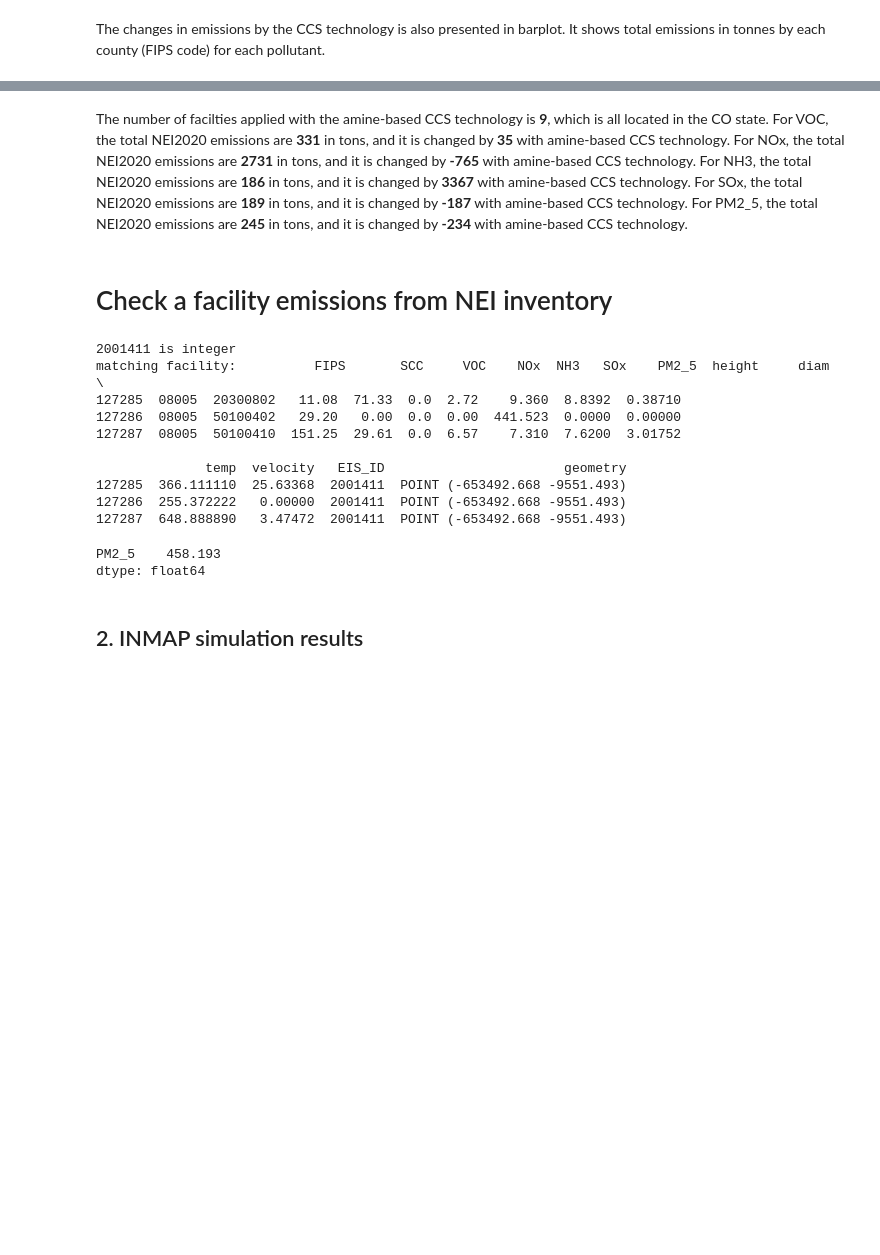
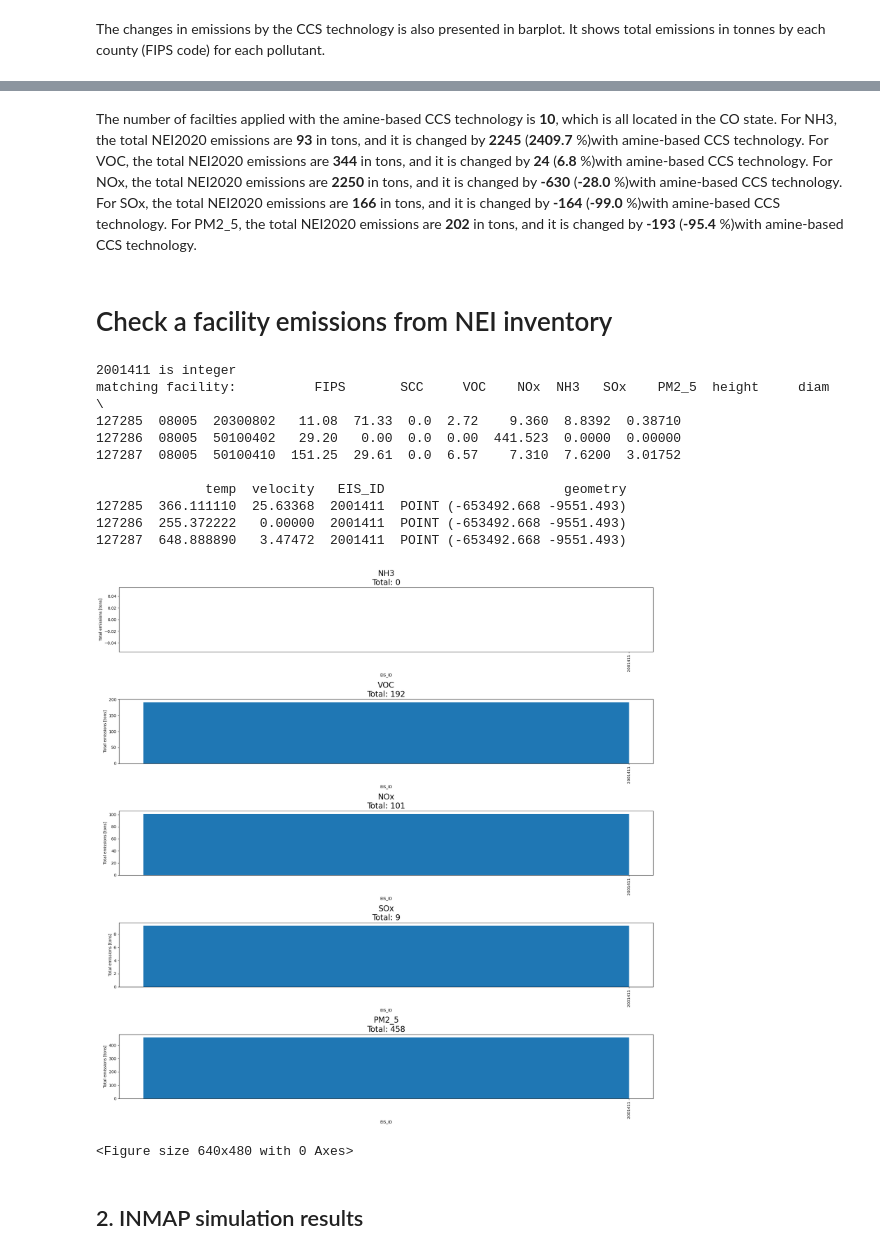
Before and after one commit to CarbonSolutions/LOCAETA_AQ, a Jupyter notebook: LOCAETA-reports/emission_analysis.ipynb, the cells around one changed output, grey strips where cells are left out. Drawn from its saved outputs; the diff is of its cells as text; code cells hidden in the pictures; blank space fills up the shorter version.

```diff
--- a/LOCAETA-reports/emission_analysis.ipynb
+++ b/LOCAETA-reports/emission_analysis.ipynb
@@ -319,15 +431,15 @@ markdown_text = f"The number of facilties applied with the amine-based CCS techn
 for i, pollutant in enumerate(pollutants):
     total_original = totals[f'{pollutant}_old']
     change = totals_CCS[f'{pollutant}'] - total_original
-
+    percent_change  = change/total_original * 100
     # Use Markdown to display the computed value
-    markdown_text +=f"For {pollutant}, the total NEI2020 emissions are **{total_original:.0f}** in tons, and it is changed by **{change:.0f}** with amine-based CCS technology. "
+    markdown_text +=f"For {pollutant}, the total NEI2020 emissions are **{total_original:.0f}** in tons, and it is changed by **{change:.0f}** (**{percent_change:.1f}** %)with amine-based CCS technology. "
 
 
 # Display the entire paragraph in one go
 display(Markdown(markdown_text))
 # %% [output]
-The number of facilties applied with the amine-based CCS technology is **9**, which is all located in the CO state. For VOC, the total NEI2020 emissions are **331** in tons, and it is changed by **35** with amine-based CCS technology. For NOx, the total NEI2020 emissions are **2731** in tons, and it is changed by **-765** with amine-based CCS technology. For NH3, the total NEI2020 emissions are **186** in tons, and it is changed by **3367** with amine-based CCS technology. For SOx, the total NEI2020 emissions are **189** in tons, and it is changed by **-187** with amine-based CCS technology. For PM2_5, the total NEI2020 emissions are **245** in tons, and it is changed by **-234** with amine-based CCS technology.
+The number of facilties applied with the amine-based CCS technology is **10**, which is all located in the CO state. For NH3, the total NEI2020 emissions are **93** in tons, and it is changed by **2245** (**2409.7** %)with amine-based CCS technology. For VOC, the total NEI2020 emissions are **344** in tons, and it is changed by **24** (**6.8** %)with amine-based CCS technology. For NOx, the total NEI2020 emissions are **2250** in tons, and it is changed by **-630** (**-28.0** %)with amine-based CCS technology. For SOx, the total NEI2020 emissions are **166** in tons, and it is changed by **-164** (**-99.0** %)with amine-based CCS technology. For PM2_5, the total NEI2020 emissions are **202** in tons, and it is changed by **-193** (**-95.4** %)with amine-based CCS technology.
 # %% [markdown]
 # Check a facility emissions from NEI inventory
 # %%
@@ -341,37 +453,63 @@ gdf_emis.reset_index(drop=True, inplace=True)
 
 # Apply CCS emissions to a facility of interest
 facility_eis_id = {'Landfill': 2001411} # 'Suncor':1099511 } # 'Cherokee':3555811 }
                    #'Suncor':1099511, } # 17445711} # Suncor frs_id = '1007923'
 		# Cherokee plant alone (facility ID 1007207)  EIS_ID = 17445711
         # NEI emission without landfill facility ID 1007709
 
-species_list = ['NOx', 'SOx', 'PM2_5'] # VOC and NH3 are excluded because the input emissions has NEI emissions for VOC and NH3.
-
 for key, id in facility_eis_id.items():
 
     if isinstance(id, int):
         print(f"{id} is integer")
     else:
         print(f"{id} must be integer")
         id = int(id)
 
     print(f"matching facility: {gdf_emis[gdf_emis['EIS_ID'] == id]}" )
 
     subset_df = gdf_emis[gdf_emis['EIS_ID'] == id]
 
-subset_df[['PM2_5']].sum()
+
+# sum by FIPS
+grouped_df = subset_df.drop(columns='geometry').groupby('EIS_ID').sum().reset_index()
+
+pollutants = ['NH3', 'VOC', 'NOx',  'SOx', 'PM2_5'] #
+
+# Calculate total sums for each pollutant
+totals ={pollutant: subset_df[pollutant].sum() for pollutant in pollutants}
+
+# Plotting
+fig, axes = plt.subplots(nrows=len(pollutants), ncols=1, figsize=(20, 20) ) #, sharey=True)
+bar_width = 0.35  # Width of the bars
+for i, pollutant in enumerate(pollutants):
+    ax = axes[i]
+    indices = np.arange(len(grouped_df))
+    # Plot CCS emissions
+    ax.bar(indices, grouped_df[pollutant], bar_width, label=f'{pollutant}')
+
+    total = totals[f'{pollutant}']
+    ax.set_title(f'{pollutant}\nTotal: {total:.0f}', fontsize=20)
+    ax.set_xlabel('EIS_ID')
+    ax.set_ylabel('Total emissions [tons]')
+    ax.set_xticks(indices + bar_width / 2)
+    ax.set_xticklabels(grouped_df['EIS_ID'], rotation=90)
+
+plt.tight_layout()
+plt.show()
+
+plt.savefig(os.path.join(output_dir, f'emissions_at_{facility_eis_id.keys}.png'), dpi=300, bbox_inches='tight')
 # %% [output]
 2001411 is integer
 matching facility:          FIPS       SCC     VOC    NOx  NH3   SOx    PM2_5  height     diam  \
 127285  08005  20300802   11.08  71.33  0.0  2.72    9.360  8.8392  0.38710
 127286  08005  50100402   29.20   0.00  0.0  0.00  441.523  0.0000  0.00000
 127287  08005  50100410  151.25  29.61  0.0  6.57    7.310  7.6200  3.01752
 
               temp  velocity   EIS_ID                       geometry
 127285  366.111110  25.63368  2001411  POINT (-653492.668 -9551.493)
 127286  255.372222   0.00000  2001411  POINT (-653492.668 -9551.493)
 127287  648.888890   3.47472  2001411  POINT (-653492.668 -9551.493)
+[figure, added]
-PM2_5    458.193
-dtype: float64
+<Figure size 640x480 with 0 Axes>
 # %% [markdown]
 ## 2. INMAP simulation results
```
Also changed, not shown: parts of 10 cells of this notebook, 10 other files.
